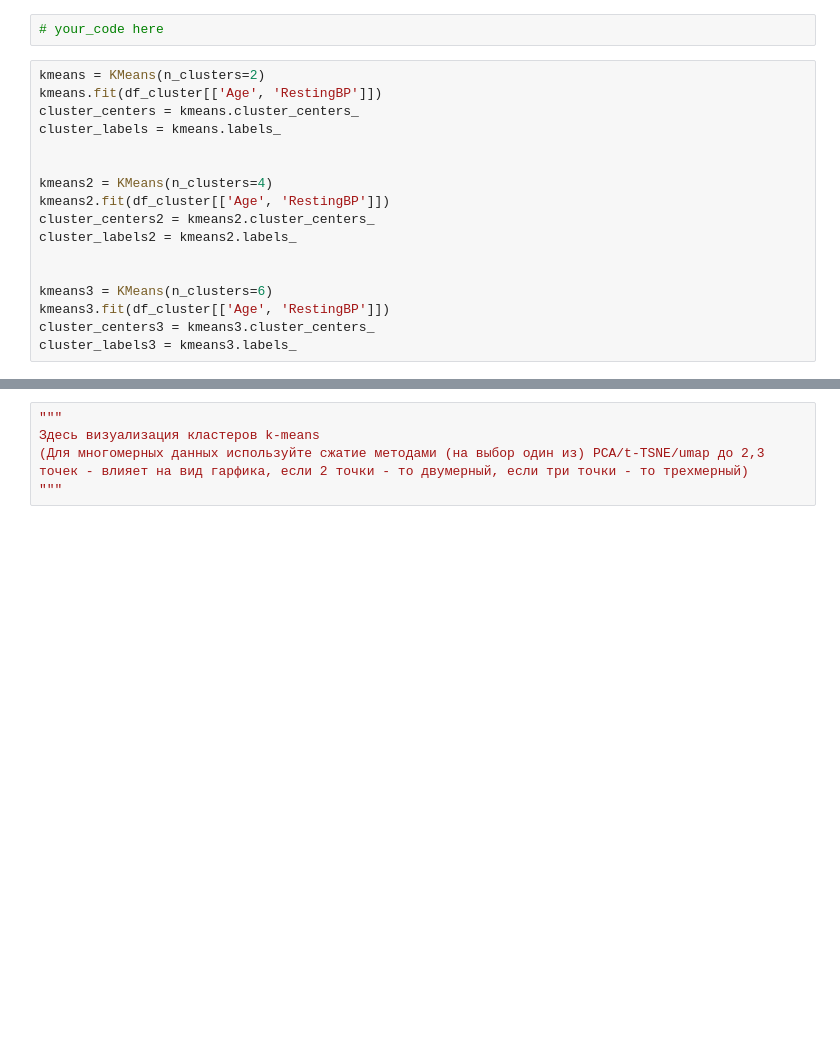
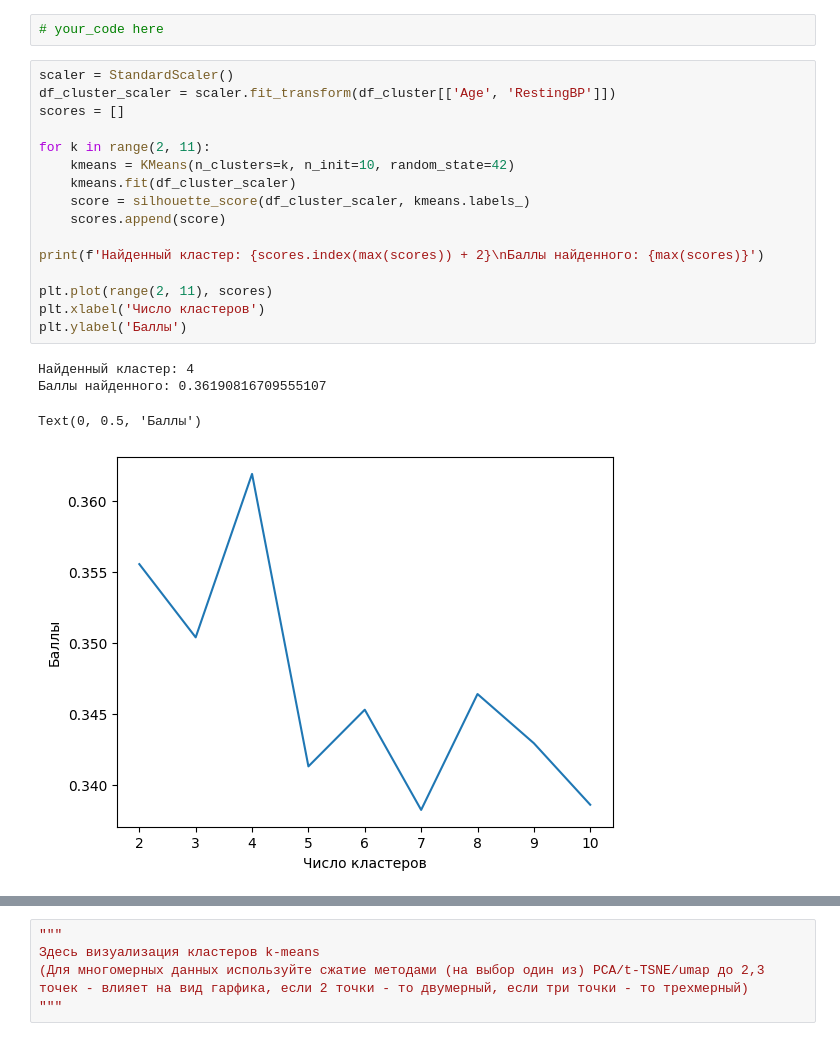
Before and after one commit to kiwikam/ML, a Jupyter notebook: Lab_4.ipynb, the cells around one changed output, grey strips where cells are left out. Drawn from its saved outputs; the diff is of its cells as text; blank space fills up the shorter version.

```diff
--- a/Lab_4.ipynb
+++ b/Lab_4.ipynb
@@ -167,20 +171,24 @@ df_cluster
 '\nЗдесь k-means и метрики. Используйте несколько вариантов метрик (из практики), для поиска оптимального числа кластеров.\n'
 # %%
 # your_code here
-# %%
-kmeans = KMeans(n_clusters=2)
-kmeans.fit(df_cluster[['Age', 'RestingBP']])
-cluster_centers = kmeans.cluster_centers_
-cluster_labels = kmeans.labels_
-
-
-kmeans2 = KMeans(n_clusters=4)
-kmeans2.fit(df_cluster[['Age', 'RestingBP']])
-cluster_centers2 = kmeans2.cluster_centers_
-cluster_labels2 = kmeans2.labels_
-
-
-kmeans3 = KMeans(n_clusters=6)
-kmeans3.fit(df_cluster[['Age', 'RestingBP']])
-cluster_centers3 = kmeans3.cluster_centers_
-cluster_labels3 = kmeans3.labels_
+# %%
+scaler = StandardScaler()
+df_cluster_scaler = scaler.fit_transform(df_cluster[['Age', 'RestingBP']])
+scores = []
+
+for k in range(2, 11):
+    kmeans = KMeans(n_clusters=k, n_init=10, random_state=42)
+    kmeans.fit(df_cluster_scaler)
+    score = silhouette_score(df_cluster_scaler, kmeans.labels_)
+    scores.append(score)
+
+print(f'Найденный кластер: {scores.index(max(scores)) + 2}\nБаллы найденного: {max(scores)}')
+
+plt.plot(range(2, 11), scores)
+plt.xlabel('Число кластеров')
+plt.ylabel('Баллы')
+# %% [output]
+Найденный кластер: 4
+Баллы найденного: 0.36190816709555107
+Text(0, 0.5, 'Баллы')
+[figure, added]
```
Also changed, not shown: parts of 16 cells of this notebook.
